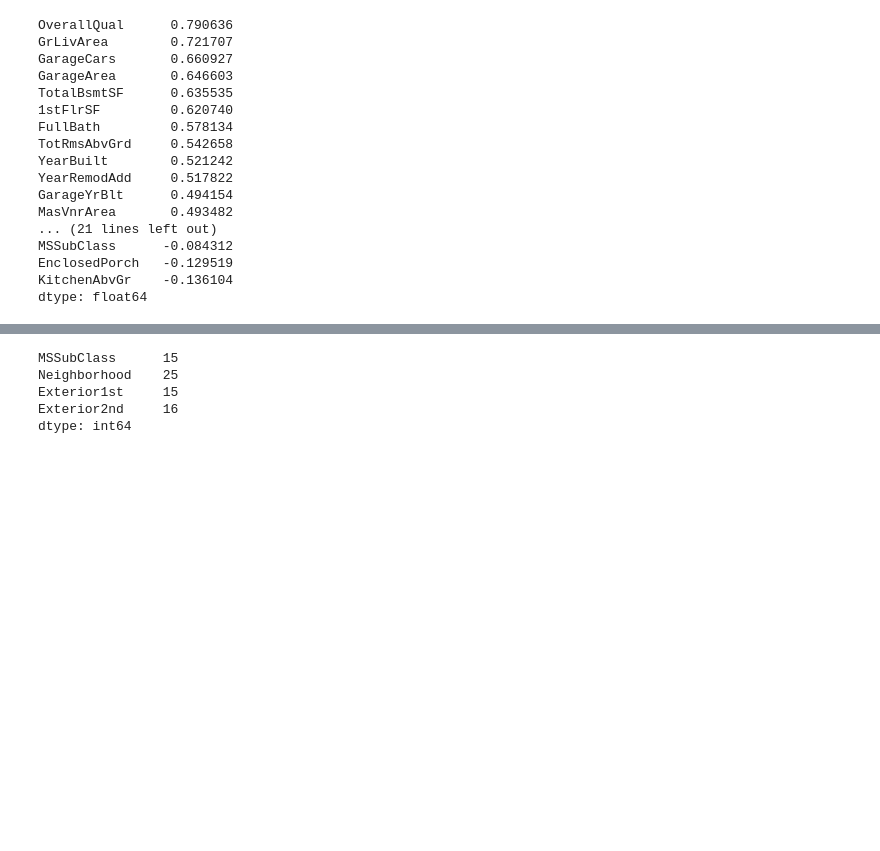
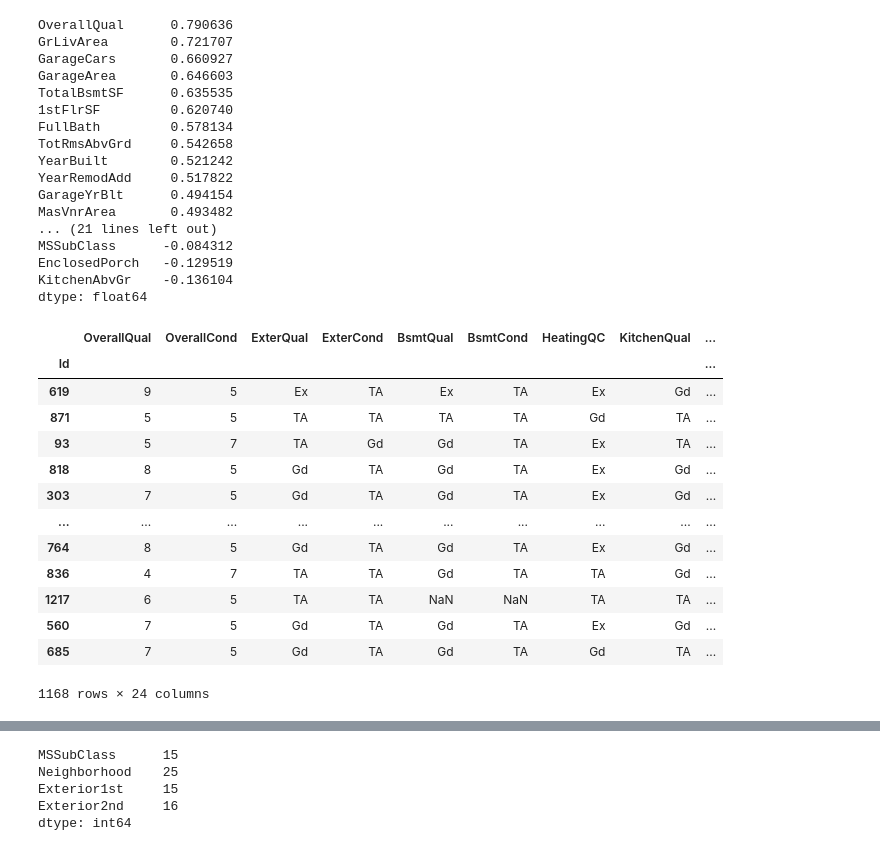
Before and after one commit to vitaminac/miniai, a Jupyter notebook: house-prices-regression-prediction.ipynb, the cells around one changed output, grey strips where cells are left out. Saved outputs shown, nothing was run; the diff lists cells and outputs as text; code cells hidden in the pictures; blank space fills up the shorter version.

```diff
--- a/house-prices-regression-prediction.ipynb
+++ b/house-prices-regression-prediction.ipynb
@@ -222,0 +221,17 @@ categorical_cols = nominal_cols + ordinal_cols
+# %%
+X_train_df[ordinal_cols]
+# %% [output]
+|  | OverallQual | OverallCond | ExterQual | ExterCond | BsmtQual | BsmtCond | HeatingQC | KitchenQual | ... |
+| Id |  |  |  |  |  |  |  |  | ... |
+| 619 | 9 | 5 | Ex | TA | Ex | TA | Ex | Gd | ... |
+| 871 | 5 | 5 | TA | TA | TA | TA | Gd | TA | ... |
+| 93 | 5 | 7 | TA | Gd | Gd | TA | Ex | TA | ... |
+| 818 | 8 | 5 | Gd | TA | Gd | TA | Ex | Gd | ... |
+| 303 | 7 | 5 | Gd | TA | Gd | TA | Ex | Gd | ... |
+| ... | ... | ... | ... | ... | ... | ... | ... | ... | ... |
+| 764 | 8 | 5 | Gd | TA | Gd | TA | Ex | Gd | ... |
+| 836 | 4 | 7 | TA | TA | Gd | TA | TA | Gd | ... |
+| 1217 | 6 | 5 | TA | TA | NaN | NaN | TA | TA | ... |
+| 560 | 7 | 5 | Gd | TA | Gd | TA | Ex | Gd | ... |
+| 685 | 7 | 5 | Gd | TA | Gd | TA | Gd | TA | ... |
+1168 rows × 24 columns
```
Also changed, not shown: parts of 11 cells of this notebook.
